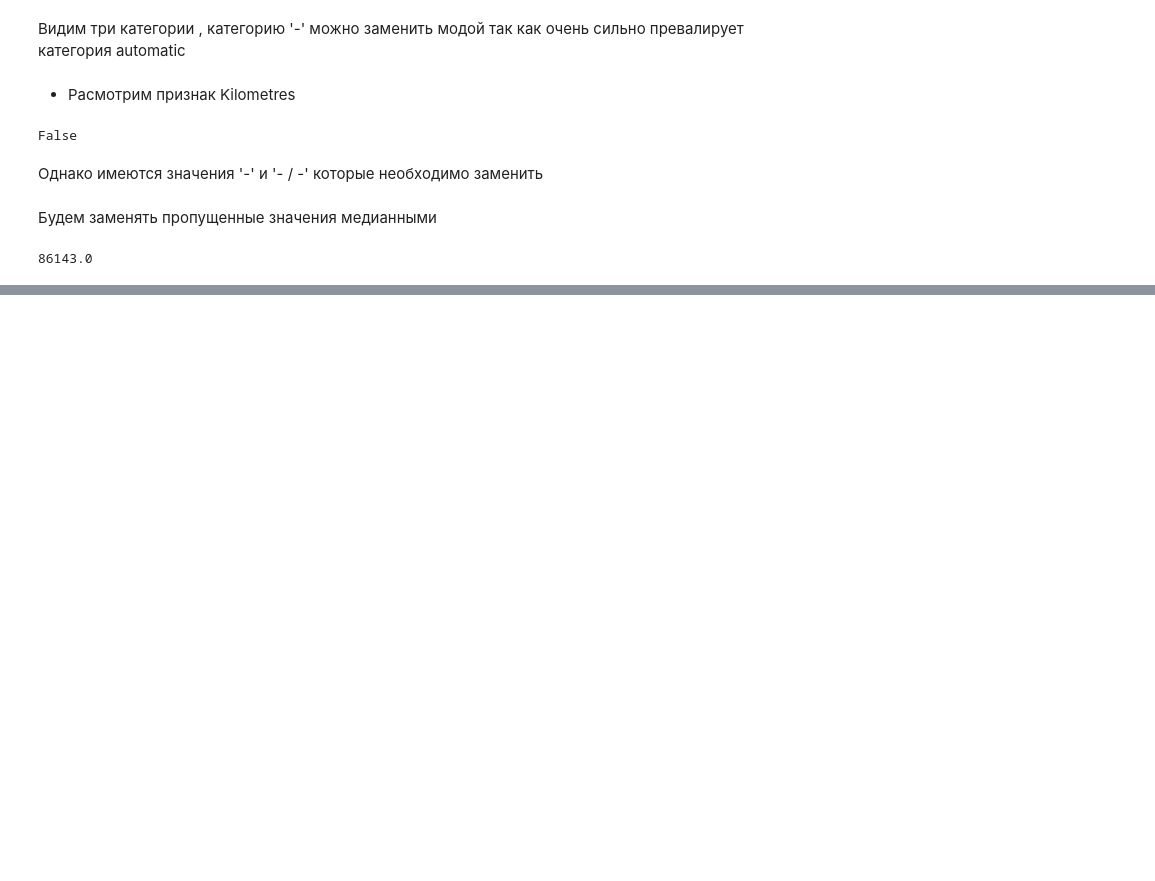
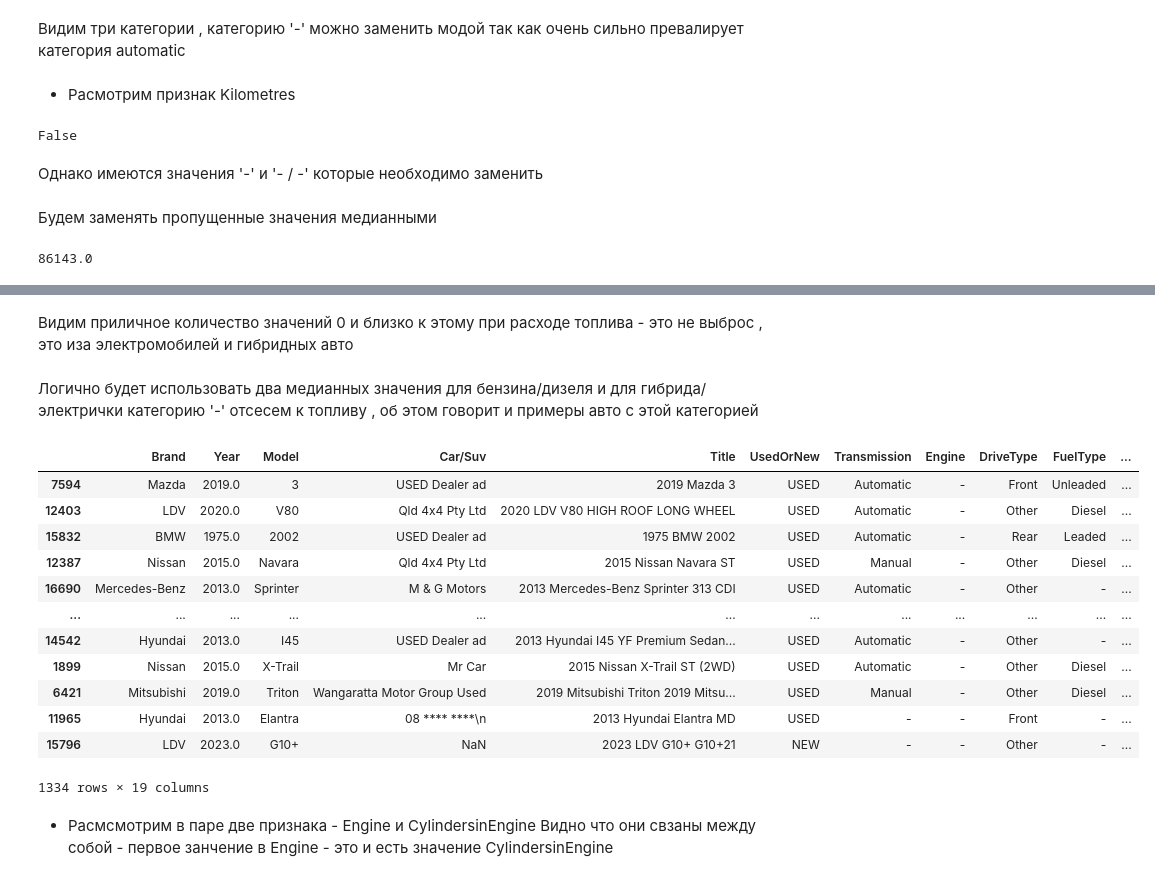
Before and after one commit to dmitryburn/workshop3, a Jupyter notebook: code/Car_price.ipynb, the cells around one changed output, grey strips where cells are left out. Drawn from its saved outputs; the diff is of its cells as text; code cells hidden in the pictures; blank space fills up the shorter version.

```diff
--- a/code/Car_price.ipynb
+++ b/code/Car_price.ipynb
@@ -492,0 +512,24 @@ train_df[(train_df.Kilometres != '-') & (train_df.Kilometres != '- / -')].Kilome
+# %% [markdown]
+Видим приличное количество значений 0 и близко к этому при расходе топлива - это не выброс , это иза электромобилей и гибридных авто
+# %% [markdown]
+Логично будет использовать два медианных значения для бензина/дизеля и для гибрида/электрички
+категорию '-' отсесем к топливу , об этом говорит и примеры авто с этой категорией
+# %%
+train_df[train_df.FuelConsumption.isna()]
+# %% [output]
+|  | Brand | Year | Model | Car/Suv | Title | UsedOrNew | Transmission | Engine | DriveType | FuelType | ... |
+| 7594 | Mazda | 2019.0 | 3 | USED Dealer ad | 2019 Mazda 3 | USED | Automatic | - | Front | Unleaded | ... |
+| 12403 | LDV | 2020.0 | V80 | Qld 4x4 Pty Ltd | 2020 LDV V80 HIGH ROOF LONG WHEEL | USED | Automatic | - | Other | Diesel | ... |
+| 15832 | BMW | 1975.0 | 2002 | USED Dealer ad | 1975 BMW 2002 | USED | Automatic | - | Rear | Leaded | ... |
+| 12387 | Nissan | 2015.0 | Navara | Qld 4x4 Pty Ltd | 2015 Nissan Navara ST | USED | Manual | - | Other | Diesel | ... |
+| 16690 | Mercedes-Benz | 2013.0 | Sprinter | M & G Motors | 2013 Mercedes-Benz Sprinter 313 CDI | USED | Automatic | - | Other | - | ... |
+| ... | ... | ... | ... | ... | ... | ... | ... | ... | ... | ... | ... |
+| 14542 | Hyundai | 2013.0 | I45 | USED Dealer ad | 2013 Hyundai I45 YF Premium Sedan... | USED | Automatic | - | Other | - | ... |
+| 1899 | Nissan | 2015.0 | X-Trail | Mr Car | 2015 Nissan X-Trail ST (2WD) | USED | Automatic | - | Other | Diesel | ... |
+| 6421 | Mitsubishi | 2019.0 | Triton | Wangaratta Motor Group Used | 2019 Mitsubishi Triton 2019 Mitsu... | USED | Manual | - | Other | Diesel | ... |
+| 11965 | Hyundai | 2013.0 | Elantra | 08 **** ****\n | 2013 Hyundai Elantra MD | USED | - | - | Front | - | ... |
+| 15796 | LDV | 2023.0 | G10+ | NaN | 2023 LDV G10+ G10+21 | NEW | - | - | Other | - | ... |
+1334 rows × 19 columns
+# %% [markdown]
+- Расмсмотрим в паре две признака - Engine и CylindersinEngine
+Видно что они свзаны  между собой - первое занчение в Engine - это и есть значение CylindersinEngine
```
Also changed, not shown: parts of 28 cells of this notebook.
